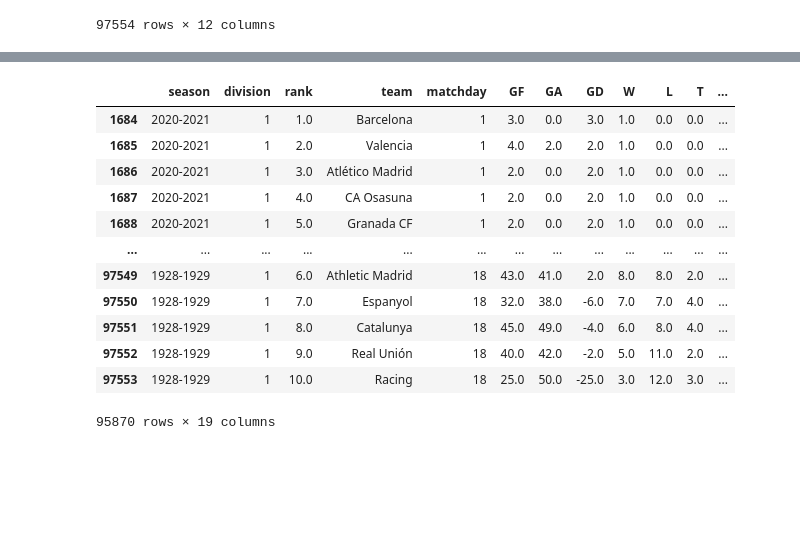
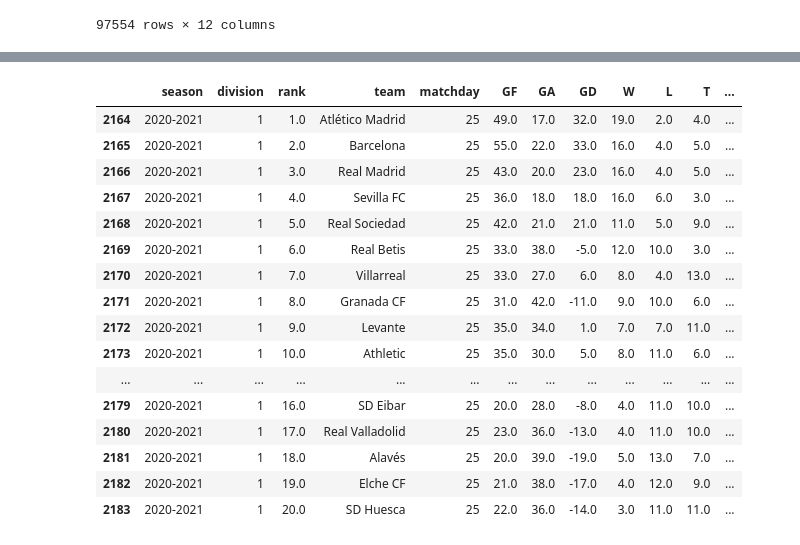
Before and after one commit to tinchit0/la-quiniela, a Jupyter notebook: analysis/LaLigaDataAnalysis.ipynb, the cells around one changed output, grey strips where cells are left out. Cells and saved outputs as stored; diff of their text form; code cells hidden in the pictures; blank space fills up the shorter version.

```diff
--- a/analysis/LaLigaDataAnalysis.ipynb
+++ b/analysis/LaLigaDataAnalysis.ipynb
@@ -666,7 +560,7 @@ df_result
 # %%
-df_result2 = df_result.loc[df_result["season"] != "2021-2022"]
-win_changes = df_result2.groupby(["season", "division", "team"])["W"].apply(lambda x: (x != x.shift(1).fillna(False)))
-tie_changes = df_result2.groupby(["season", "division", "team"])["T"].apply(lambda x: (x != x.shift(1).fillna(False)))
-loss_changes = df_result2.groupby(["season", "division", "team"])["L"].apply(lambda x: (x != x.shift(1).fillna(False)))
-df_result2
+df_standings = df_standings.loc[df_result["season"] != "2021-2022"]
+win_changes = df_standings.groupby(["season", "division", "team"])["W"].apply(lambda x: (x != x.shift().fillna(False)))
+tie_changes = df_standings.groupby(["season", "division", "team"])["T"].apply(lambda x: (x != x.shift().fillna(False)))
+loss_changes = df_standings.groupby(["season", "division", "team"])["L"].apply(lambda x: (x != x.shift().fillna(False)))
+tie_changes
 # %% [output]
@@ -708,4 +570,4 @@ df_result2 = df_result2.sort_values(["season", "division", "team"])
 # %%
-df_result2.loc[loss_changes.values == True, "last"] = "L"
-df_result2.loc[tie_changes.values == True, "last"] = "T"
-df_result2.loc[win_changes.values == True, "last"] = "W"
+df_standings.loc[loss_changes.values == True, "last"] = "L"
+df_standings.loc[tie_changes.values == True, "last"] = "T"
+df_standings.loc[win_changes.values == True, "last"] = "W"
@@ -728,22 +590,28 @@ df_result2
 # %%
 for i in range(5):
-    df_result2[f"last_{i}"] = df_result2.groupby(['division','season' ,'team'])['last'].shift(-i)
+    df_standings[f"last_{i}"] = df_standings.groupby(['division','season' ,'team'])['last'].shift(i+1)
 
 
-df_result2["last_5"] = df_result2[[f"last_{i}" for i in range(5)]].agg(lambda x: [i for i in x if not pd.isna(i)],axis=1)
+df_standings["last_5"] = df_standings[[f"last_{i}" for i in range(5)]].agg(lambda x: [i for i in x if not pd.isna(i)],axis=1)
 # %%
-df_result2.sort_values(["season", "division", "matchday", "rank"], ascending = [False, True, True, True])
+df_standings = df_standings.sort_values(["season", "division", "matchday", "rank"], ascending = [False, True, True, True])
-# %% [output]
-|  | season | division | rank | team | matchday | GF | GA | GD | W | L | T | ... |
-| 1684 | 2020-2021 | 1 | 1.0 | Barcelona | 1 | 3.0 | 0.0 | 3.0 | 1.0 | 0.0 | 0.0 | ... |
-| 1685 | 2020-2021 | 1 | 2.0 | Valencia | 1 | 4.0 | 2.0 | 2.0 | 1.0 | 0.0 | 0.0 | ... |
-| 1686 | 2020-2021 | 1 | 3.0 | Atlético Madrid | 1 | 2.0 | 0.0 | 2.0 | 1.0 | 0.0 | 0.0 | ... |
-| 1687 | 2020-2021 | 1 | 4.0 | CA Osasuna | 1 | 2.0 | 0.0 | 2.0 | 1.0 | 0.0 | 0.0 | ... |
-| 1688 | 2020-2021 | 1 | 5.0 | Granada CF | 1 | 2.0 | 0.0 | 2.0 | 1.0 | 0.0 | 0.0 | ... |
-| ... | ... | ... | ... | ... | ... | ... | ... | ... | ... | ... | ... | ... |
-| 97549 | 1928-1929 | 1 | 6.0 | Athletic Madrid | 18 | 43.0 | 41.0 | 2.0 | 8.0 | 8.0 | 2.0 | ... |
-| 97550 | 1928-1929 | 1 | 7.0 | Espanyol | 18 | 32.0 | 38.0 | -6.0 | 7.0 | 7.0 | 4.0 | ... |
-| 97551 | 1928-1929 | 1 | 8.0 | Catalunya | 18 | 45.0 | 49.0 | -4.0 | 6.0 | 8.0 | 4.0 | ... |
-| 97552 | 1928-1929 | 1 | 9.0 | Real Unión | 18 | 40.0 | 42.0 | -2.0 | 5.0 | 11.0 | 2.0 | ... |
-| 97553 | 1928-1929 | 1 | 10.0 | Racing | 18 | 25.0 | 50.0 | -25.0 | 3.0 | 12.0 | 3.0 | ... |
-95870 rows × 19 columns
+# %%
+df_standings.loc[(df_standings["season"] == "2020-2021") & (df_standings["division"] == 1) & (df_standings["matchday"] == 25)]
+# %% [output]
+|  | season | division | rank | team | matchday | GF | GA | GD | W | L | T | ... |
+| 2164 | 2020-2021 | 1 | 1.0 | Atlético Madrid | 25 | 49.0 | 17.0 | 32.0 | 19.0 | 2.0 | 4.0 | ... |
+| 2165 | 2020-2021 | 1 | 2.0 | Barcelona | 25 | 55.0 | 22.0 | 33.0 | 16.0 | 4.0 | 5.0 | ... |
+| 2166 | 2020-2021 | 1 | 3.0 | Real Madrid | 25 | 43.0 | 20.0 | 23.0 | 16.0 | 4.0 | 5.0 | ... |
+| 2167 | 2020-2021 | 1 | 4.0 | Sevilla FC | 25 | 36.0 | 18.0 | 18.0 | 16.0 | 6.0 | 3.0 | ... |
+| 2168 | 2020-2021 | 1 | 5.0 | Real Sociedad | 25 | 42.0 | 21.0 | 21.0 | 11.0 | 5.0 | 9.0 | ... |
+| 2169 | 2020-2021 | 1 | 6.0 | Real Betis | 25 | 33.0 | 38.0 | -5.0 | 12.0 | 10.0 | 3.0 | ... |
+| 2170 | 2020-2021 | 1 | 7.0 | Villarreal | 25 | 33.0 | 27.0 | 6.0 | 8.0 | 4.0 | 13.0 | ... |
+| 2171 | 2020-2021 | 1 | 8.0 | Granada CF | 25 | 31.0 | 42.0 | -11.0 | 9.0 | 10.0 | 6.0 | ... |
+| 2172 | 2020-2021 | 1 | 9.0 | Levante | 25 | 35.0 | 34.0 | 1.0 | 7.0 | 7.0 | 11.0 | ... |
+| 2173 | 2020-2021 | 1 | 10.0 | Athletic | 25 | 35.0 | 30.0 | 5.0 | 8.0 | 11.0 | 6.0 | ... |
+| ... | ... | ... | ... | ... | ... | ... | ... | ... | ... | ... | ... | ... |
+| 2179 | 2020-2021 | 1 | 16.0 | SD Eibar | 25 | 20.0 | 28.0 | -8.0 | 4.0 | 11.0 | 10.0 | ... |
+| 2180 | 2020-2021 | 1 | 17.0 | Real Valladolid | 25 | 23.0 | 36.0 | -13.0 | 4.0 | 11.0 | 10.0 | ... |
+| 2181 | 2020-2021 | 1 | 18.0 | Alavés | 25 | 20.0 | 39.0 | -19.0 | 5.0 | 13.0 | 7.0 | ... |
+| 2182 | 2020-2021 | 1 | 19.0 | Elche CF | 25 | 21.0 | 38.0 | -17.0 | 4.0 | 12.0 | 9.0 | ... |
+| 2183 | 2020-2021 | 1 | 20.0 | SD Huesca | 25 | 22.0 | 36.0 | -14.0 | 3.0 | 11.0 | 11.0 | ... |
```
Also changed, not shown: parts of 31 cells of this notebook.
